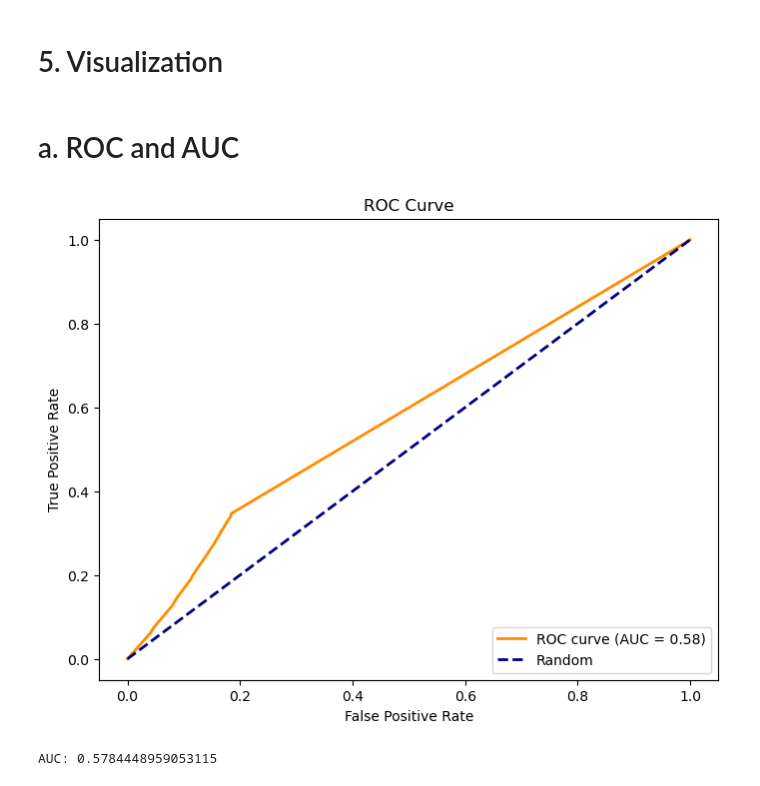
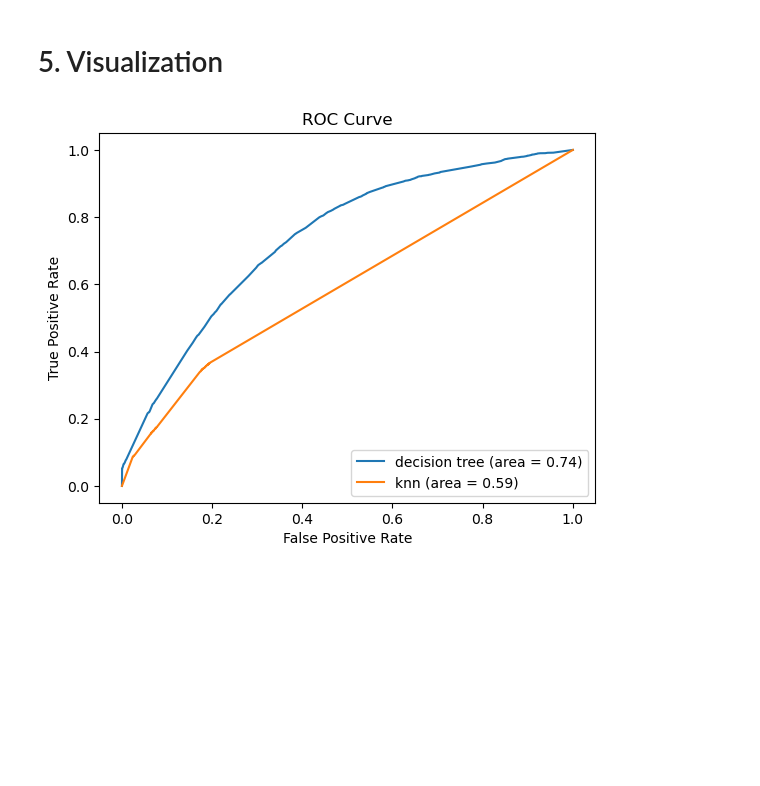
Before and after one commit to Arminhosseini/IFT6758_project, a Jupyter notebook: best_shot_model.ipynb, the cells around one changed output. Cells and saved outputs as stored; diff of their text form; code cells hidden in the pictures; blank space fills up the shorter version.

```diff
--- a/best_shot_model.ipynb
+++ b/best_shot_model.ipynb
@@ -230,24 +298,25 @@ from sklearn.metrics import roc_curve, auc, roc_auc_score
-# %% [markdown]
-# a. ROC and AUC
-# %%
-y_prob = clf.predict_proba(X_val)[:, 1]
-
-# Calculate ROC curve and AUC
-fpr, tpr, thresholds = roc_curve(y_val, y_prob)
-roc_auc = auc(fpr, tpr)
-
-# Plot ROC curve
-plt.figure(figsize=(8, 6))
-plt.plot(fpr, tpr, color='darkorange', lw=2, label='ROC curve (AUC = {:.2f})'.format(roc_auc))
-plt.plot([0, 1], [0, 1], color='navy', lw=2, linestyle='--', label='Random')
-plt.xlabel('False Positive Rate')
-plt.ylabel('True Positive Rate')
-plt.title('ROC Curve')
-plt.legend(loc='lower right')
-plt.show()
-
-# Display AUC score
-print('AUC:', roc_auc_score(y_val, y_prob))
-# %% [output]
-[figure, removed]
-AUC: 0.5784448959053115
+# %%
+y_val_pred_proba_tree = tree.predict_proba(X_val)[:, 1]
+y_val_pred_proba_knn = knn_best.predict_proba(X_val)[:, 1]
+
+models = ['decision tree', 'knn']
+probs = [y_val_pred_proba_tree, y_val_pred_proba_knn]
+# %%
+fig = plt.figure()
+
+for i in range(len(models)):
+    fpr, tpr, _ = roc_curve(y_val, probs[i])
+    roc_auc = auc(fpr, tpr)
+    plt.plot(fpr, tpr, label=f"{models[i]} (area = {round(roc_auc, 2)})")
+
+plt.xlabel("False Positive Rate")
+plt.ylabel("True Positive Rate")
+plt.title("ROC Curve")
+plt.legend(loc="lower right")
+plt.show()
+
+path_output_image = os.path.join("images", "best_shot_model", "roc.jpg")
+fig.savefig(path_output_image)
+# experiment.log_figure(figure=fig)
+# %% [output]
+[figure, added]
```
Also changed, not shown: parts of 53 cells of this notebook, 10 other files.
